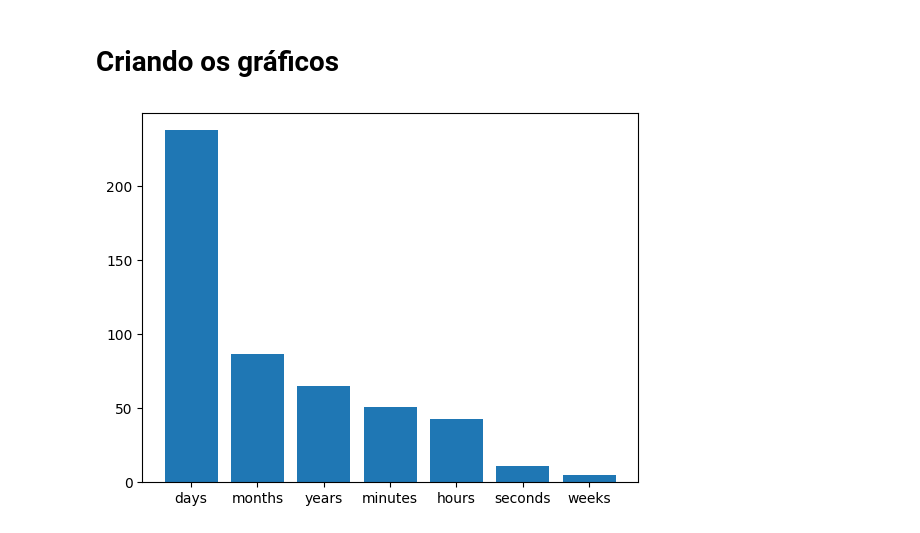
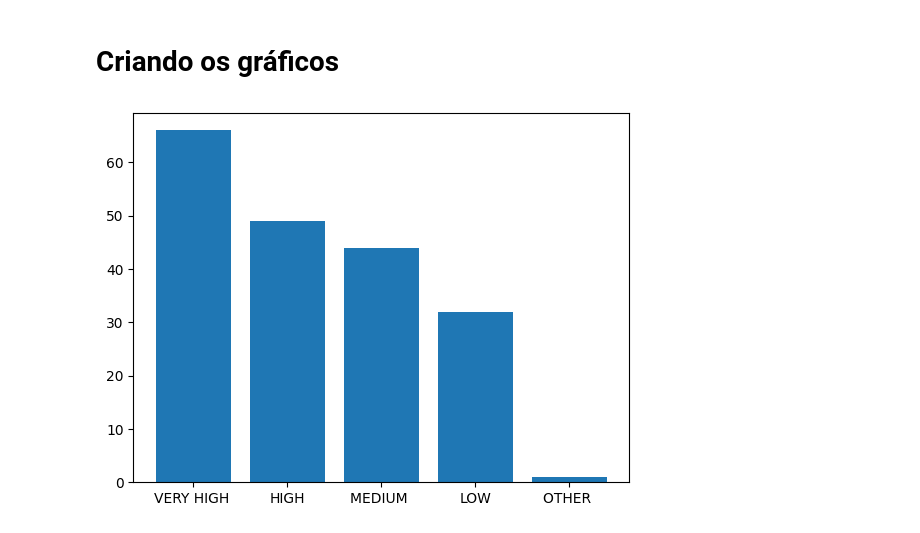
Before and after one commit to GustavoPMarcena/AnaliseIDHMundial_Probabilidade, a Jupyter notebook: main.ipynb, the cells around one changed output. Cells and saved outputs as stored; diff of their text form; code cells hidden in the pictures.

Commit message:
Novo dataset

```diff
--- a/main.ipynb
+++ b/main.ipynb
@@ -8,7 +8,7 @@ import pandas as pd
 from tabulate import tabulate
 from matplotlib import pyplot as plt
 
-df = pd.read_csv(".\passwords.csv")
+df = pd.read_csv(".\HD_dataset.csv")
 
 display(df)
 # %% [output]
@@ -207,23 +255,4 @@ Tabela de frequencia das categorias
 # %%
-df.value
-
-frequencia = {}
-for k in df['value'].tolist():
-    if k in frequencia:
-        frequencia[k] += 1
-    else:
-        frequencia[k] = 1
-
-value_time_pairs = list(zip(df['value'].tolist(), df['time_unit'].tolist()))
-freq = {}
-for value_time in value_time_pairs:
-    if value_time in freq:
-        freq[value_time] += 1
-    else:
-        freq[value_time] = 1
-
-
-freq_list = [(value, time_unit, frequencia[value]) for value, time_unit in set(value_time_pairs)]
-
-print(tabulate(freq_list, headers=["Valor", "Unidade de tempo", "Frequência Valor"], tablefmt="simple_grid"))
+df["Expectativa_vida"] = pd.cut(df["Life_expectancy_at_birth"], bins = 5, right = False)
+df[["Life_expectancy_at_birth","Expectativa_vida"]]
 # %% [output]
@@ -247,9 +297,9 @@ print(tabulate(freq_list, headers=["Valor", "Unidade de tempo", "Frequência Val
 # %% [markdown]
 # Criando os gráficos
 # %%
-x = list(df['time_unit'].value_counts().index)
-height = list(df['time_unit'].value_counts())
+x = list(df['HUMAN_DEVELOPMENT_SITUATION'].value_counts().index)
+height = list(df['HUMAN_DEVELOPMENT_SITUATION'].value_counts())
 plt.bar(x,height)
 plt.show()
 # %% [output]
-[figure, old version]
+[figure, new version]
```
Also changed, not shown: parts of 10 cells of this notebook, 3 other files.
